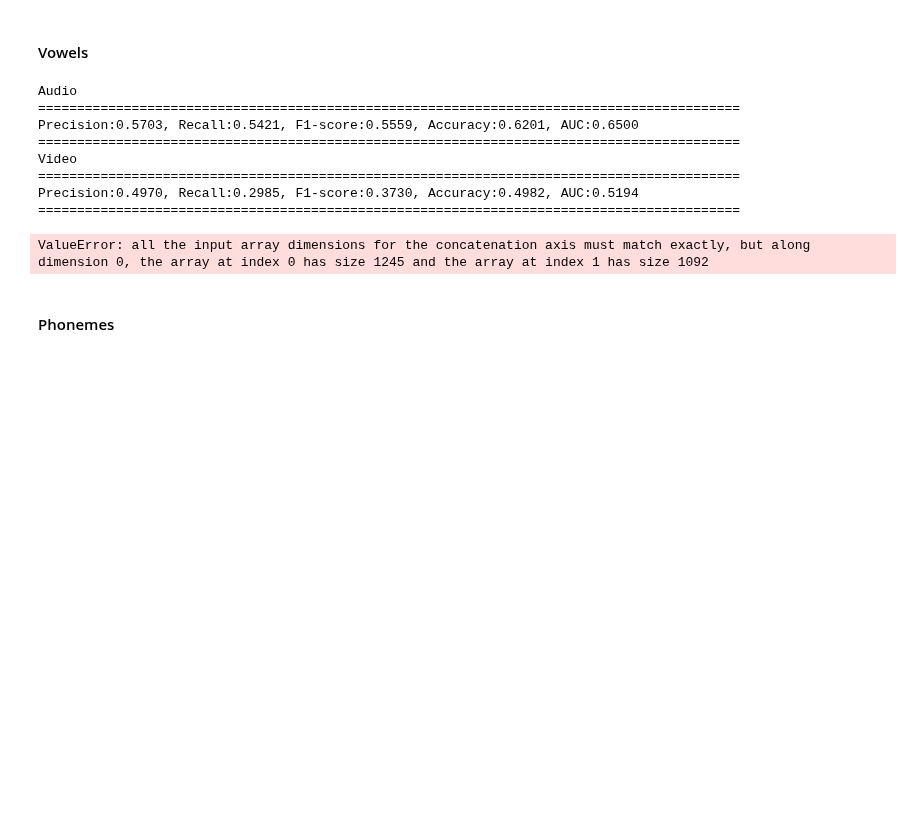
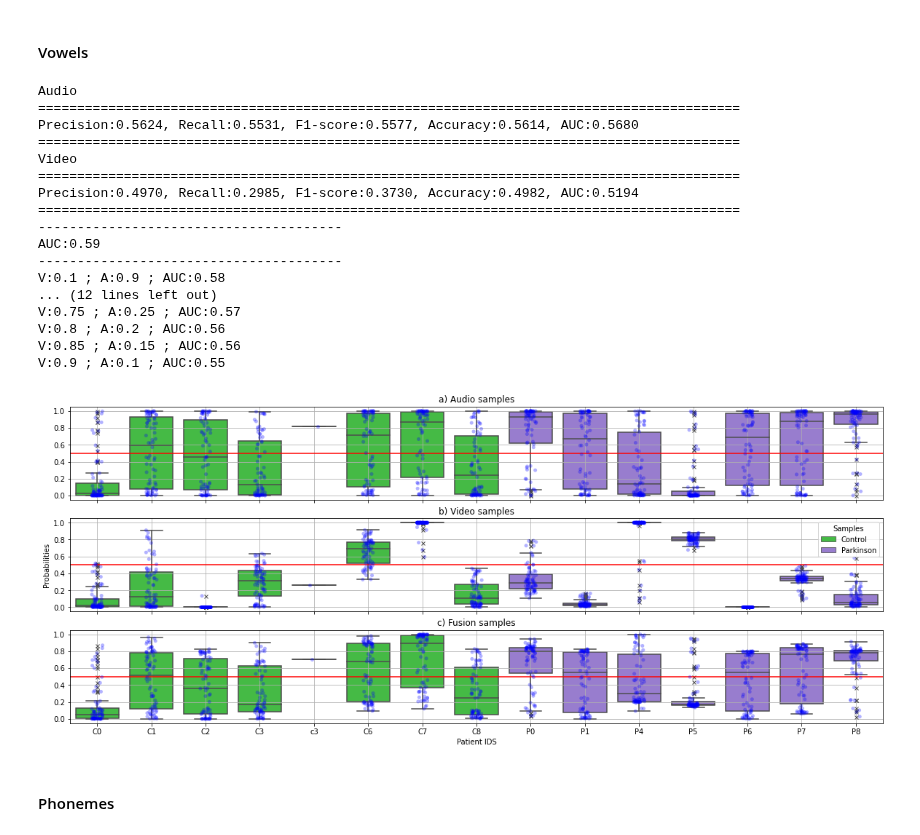
Before and after one commit to jdvalera19/Parkinson-Multimodal-Cross-Attention, a Jupyter notebook: View_result copy.ipynb, the cells around one changed output. Saved outputs shown, nothing was run; the diff lists cells and outputs as text; code cells hidden in the pictures; blank space fills up the shorter version.

Commit message:
integration results

```diff
--- a/View_result copy.ipynb
+++ b/View_result copy.ipynb
@@ -6,33 +6,42 @@ from Utils.visualization import *
 # %% [markdown]
 #### Vowels
 # %%
-audio_path = 'Results/NoteAUDIOLOO_data_best-Lr1e-05-Epoch7-ExerciseVowels-duration_sizeFalse.csv'
+audio_path = 'Results/Note:AUDIO:LOO_data_v2_balanced-Lr:1e-05-Epoch:30-Exercise:Vowels-duration_size:False.csv'
 video_path = 'Results/Note:VIDEO:LOO_data_v2_balanced-Lr:0.001-Epoch:10-Exercise:Vowels-duration_size:False.csv'
 save_name  = 'results_words'
 alpha      = 0.8
 print('Audio')
 view_results(audio_path)
 print('Video')
 view_results(video_path)
 
 generate_final_visualization(audio_path,
                              video_path,
                              save_name,
                              'Patient IDS',
                              alpha)
 
 data_vowels = audio_visual_evaluation(audio_path,
                                       video_path)
 # %% [output]
 Audio
 ==========================================================================================
-Precision:0.5703, Recall:0.5421, F1-score:0.5559, Accuracy:0.6201, AUC:0.6500
+Precision:0.5624, Recall:0.5531, F1-score:0.5577, Accuracy:0.5614, AUC:0.5680
 ==========================================================================================
 Video
 ==========================================================================================
 Precision:0.4970, Recall:0.2985, F1-score:0.3730, Accuracy:0.4982, AUC:0.5194
 ==========================================================================================
+---------------------------------------
+AUC:0.59
+---------------------------------------
+V:0.1 ; A:0.9 ; AUC:0.58
+... (12 lines left out)
+V:0.75 ; A:0.25 ; AUC:0.57
+V:0.8 ; A:0.2 ; AUC:0.56
+V:0.85 ; A:0.15 ; AUC:0.56
+V:0.9 ; A:0.1 ; AUC:0.55
-ValueError: all the input array dimensions for the concatenation axis must match exactly, but along dimension 0, the array at index 0 has size 1245 and the array at index 1 has size 1092
+[figure, added]
 # %% [markdown]
 #### Phonemes
 # %%
```
Also changed, not shown: parts of 2 cells of this notebook.
